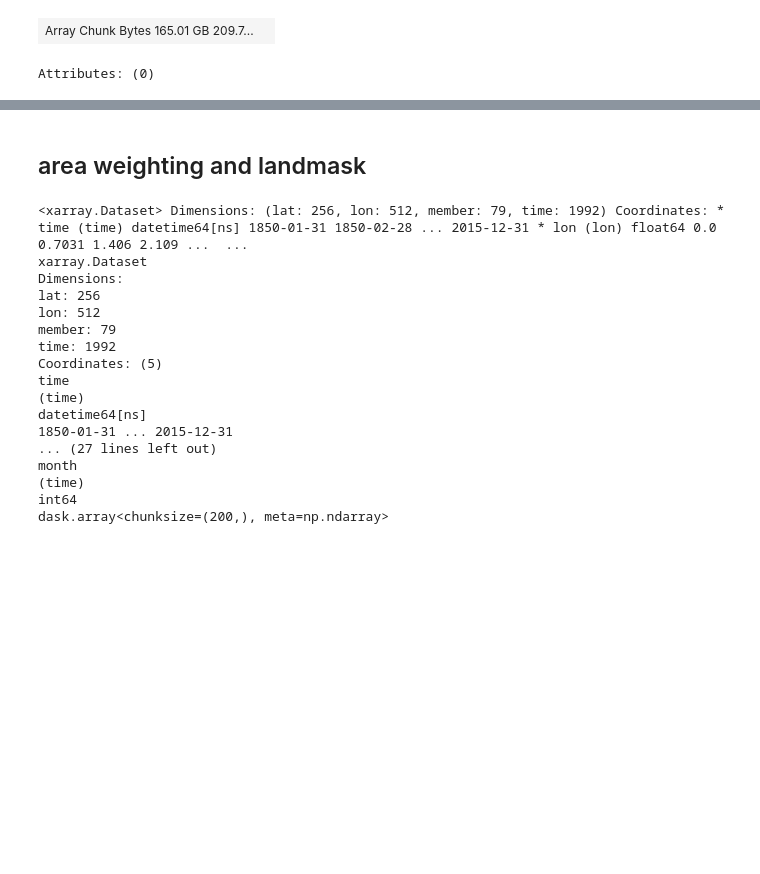
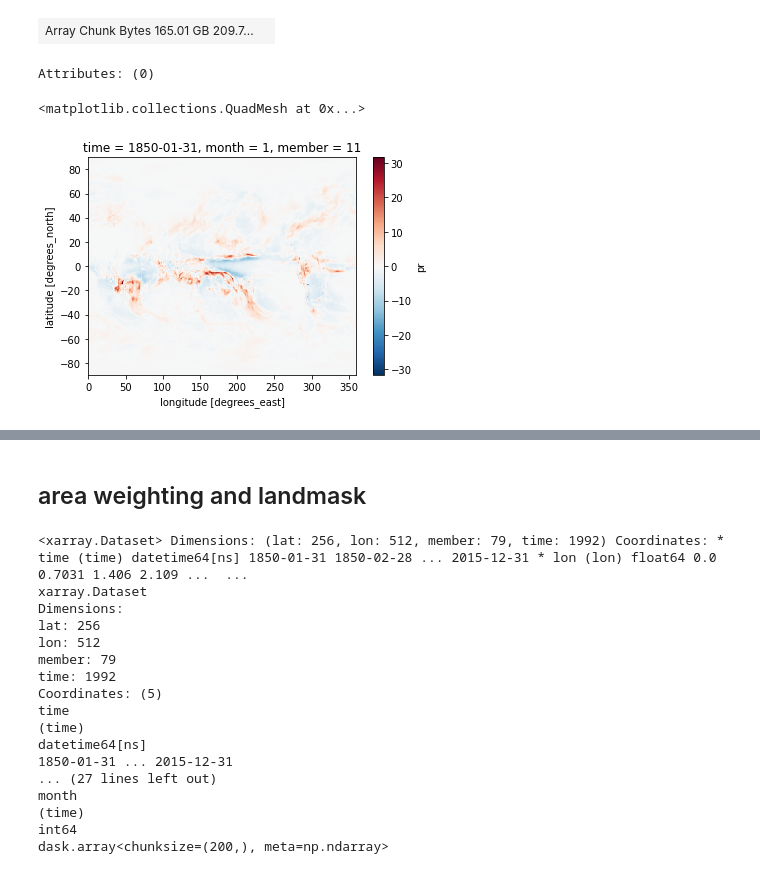
Before and after one commit to kbongi/reanalysis, a Jupyter notebook: R_read_netcdf_anomalies_PRATE_2021.05.03.ipynb, the cells around one changed output, grey strips where cells are left out. Cells and saved outputs as stored; diff of their text form; code cells hidden in the pictures; blank space fills up the shorter version.

```diff
--- a/R_read_netcdf_anomalies_PRATE_2021.05.03.ipynb
+++ b/R_read_netcdf_anomalies_PRATE_2021.05.03.ipynb
@@ -104,3 +102,8 @@ float64
 dask.array<chunksize=(1, 200, 256, 512), meta=np.ndarray>
 | Array Chunk Bytes 165.01 GB 209.7... |  |
 Attributes: (0)
+# %%
+reanal.pr[10,0].plot()
+# %% [output]
+<matplotlib.collections.QuadMesh at 0x...>
+[figure, added]
```
Also changed, not shown: parts of 23 cells of this notebook, 4 other files.
